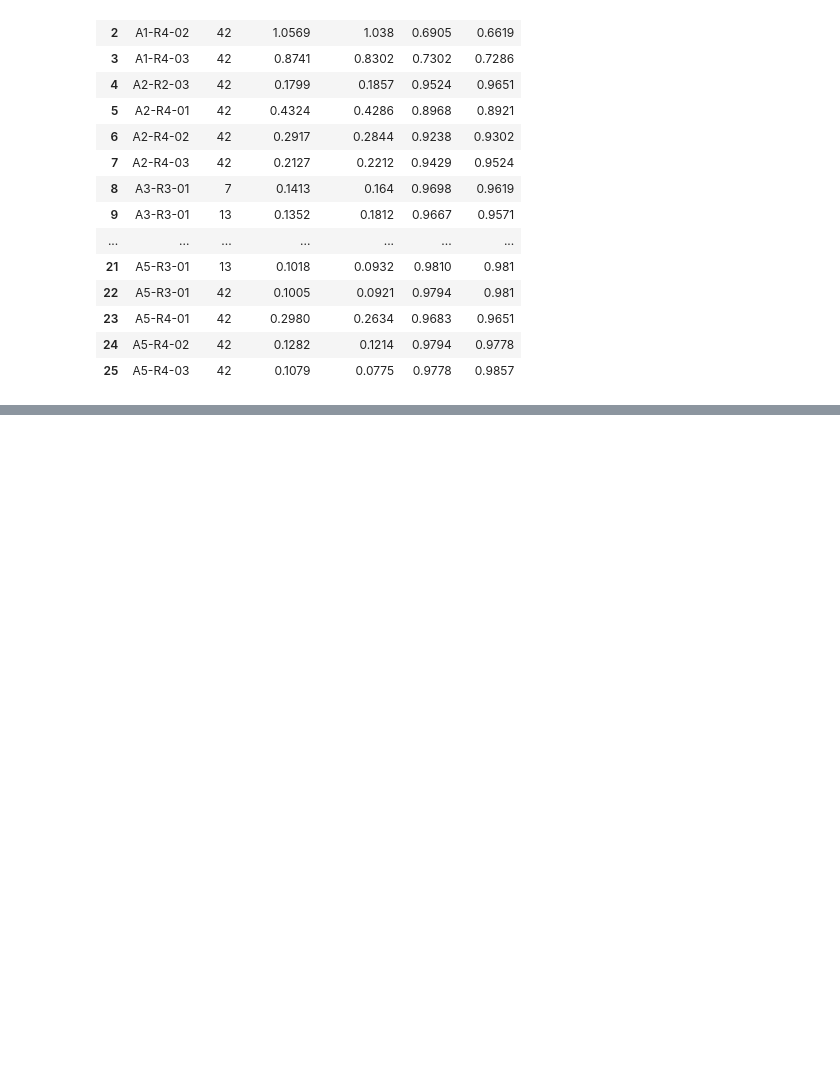
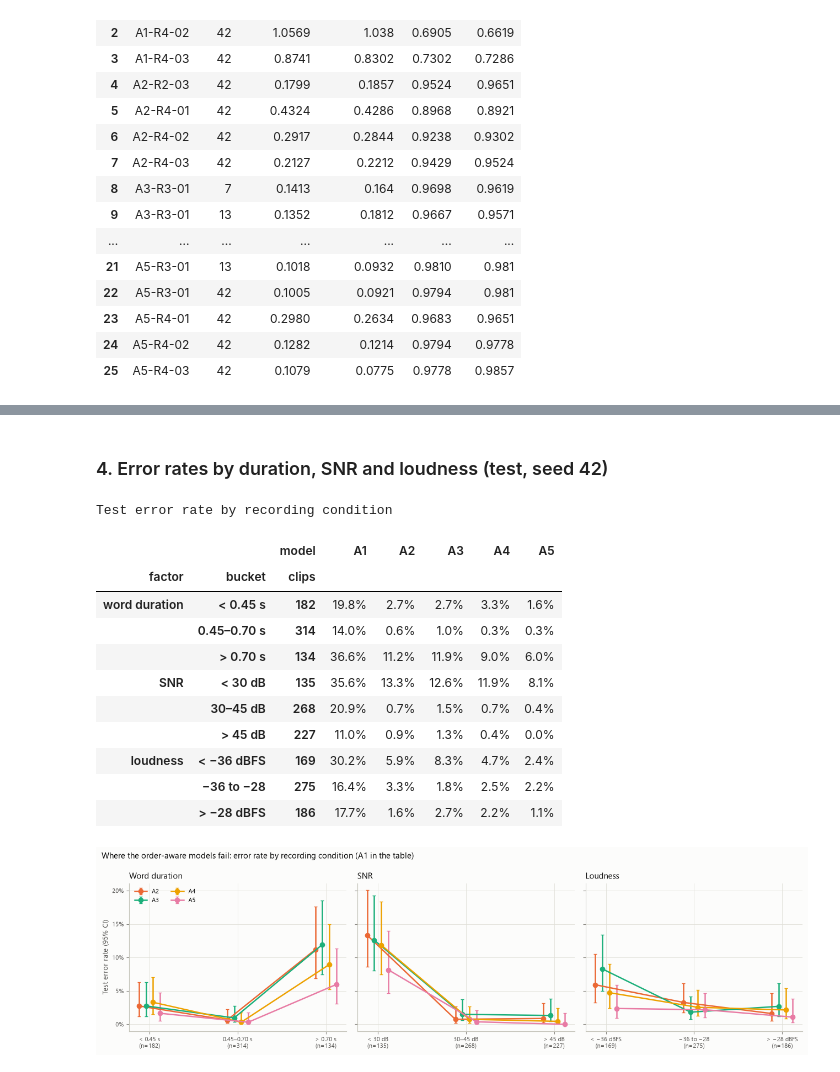
Before and after one commit to Hassan-Adelani-Luqman/nlp-sequential-modeling-group21, a Jupyter notebook: notebooks/06_results_error_analysis.ipynb, the cells around one changed output, grey strips where cells are left out. Drawn from its saved outputs; the diff is of its cells as text; code cells hidden in the pictures; blank space fills up the shorter version.

```diff
--- a/notebooks/06_results_error_analysis.ipynb
+++ b/notebooks/06_results_error_analysis.ipynb
@@ -788,0 +1066,67 @@ A5 XLS-R (fine-tuned) & 316M & 13.0 & 871 & 0.093 $\pm$ 0.001 & 98.1 $\pm$ 0.1 &
+# %% [markdown]
+### 4. Error rates by duration, SNR and loudness (test, seed 42)
+# %%
+BUCKETS = {
+    "word duration": ("word_s", [0, 0.45, 0.70, np.inf], ["< 0.45 s", "0.45–0.70 s", "> 0.70 s"]),
+    "SNR": ("snr_db", [-np.inf, 30, 45, np.inf], ["< 30 dB", "30–45 dB", "> 45 dB"]),
+    "loudness": ("rms_dbfs", [-np.inf, -36, -28, np.inf], ["< −36 dBFS", "−36 to −28", "> −28 dBFS"]),
+}
+
+
+def wilson(k, n, z=1.96):
+    if n == 0:
+        return (np.nan, np.nan)
+    p = k / n
+    centre, half = (p + z * z / (2 * n)) / (1 + z * z / n), z * np.sqrt(p * (1 - p) / n + z * z / (4 * n * n)) / (1 + z * z / n)
+    return centre - half, centre + half
+
+
+strata = []
+for name, (col, edges, labels) in BUCKETS.items():
+    bucket = pd.cut(T[col], edges, labels=labels)
+    for lab in labels:
+        m = (bucket == lab).to_numpy()
+        for a in shown:
+            k = int((pred42[a][m] != y_test[m]).sum())
+            lo, hi = wilson(k, int(m.sum()))
+            strata.append({"factor": name, "bucket": lab, "clips": int(m.sum()), "model": a, "errors": k,
+                           "error rate": k / max(1, m.sum()), "ci low": lo, "ci high": hi})
+strata = pd.DataFrame(strata)
+strata.to_csv(results_dir() / "metrics" / "test_error_strata.csv", index=False)
+display(strata.pivot_table(index=["factor", "bucket", "clips"], columns="model", values="error rate", sort=False)
+        .style.format("{:.1%}").set_caption("Test error rate by recording condition"))
+
+fig, axes = plt.subplots(1, 3, figsize=(13, 3.8), sharey=True)
+for ax, (name, (col, edges, labels)) in zip(axes, BUCKETS.items()):
+    g = strata[strata.factor == name]
+    for k, a in enumerate(order_aware):
+        h = g[g.model == a]
+        x = np.arange(len(labels)) + (k - (len(order_aware) - 1) / 2) * 0.08
+        ax.errorbar(x, h["error rate"], yerr=[h["error rate"] - h["ci low"], h["ci high"] - h["error rate"]], marker="o",
+                    ms=6, lw=1.8, capsize=2, color=MODEL_COLORS[a], label=a)
+    counts = g.drop_duplicates("bucket").clips.tolist()
+    ax.set_xticks(range(len(labels)), [f"{lab}\n(n={c})" for lab, c in zip(labels, counts)], fontsize=8)
+    ax.set_title({"SNR": "SNR"}.get(name, name.capitalize()), loc="left")
+    ax.yaxis.set_major_locator(plt.MultipleLocator(0.05))
+    ax.yaxis.set_major_formatter(PercentFormatter(1.0, decimals=0))
+axes[0].set_ylabel("Test error rate (95% CI)")
+axes[0].legend(loc="upper left", frameon=False, ncol=2)
+fig.suptitle("Where the order-aware models fail: error rate by recording condition (A1 in the table)", x=0.01, ha="left",
+             fontsize=11)
+fig.tight_layout()
+save_figure(fig, "p8_error_strata")
+plt.show()
+# %% [output]
+Test error rate by recording condition
+|  |  | model | A1 | A2 | A3 | A4 | A5 |
+| factor | bucket | clips |  |  |  |  |  |
+| word duration | < 0.45 s | 182 | 19.8% | 2.7% | 2.7% | 3.3% | 1.6% |
+|  | 0.45–0.70 s | 314 | 14.0% | 0.6% | 1.0% | 0.3% | 0.3% |
+|  | > 0.70 s | 134 | 36.6% | 11.2% | 11.9% | 9.0% | 6.0% |
+| SNR | < 30 dB | 135 | 35.6% | 13.3% | 12.6% | 11.9% | 8.1% |
+|  | 30–45 dB | 268 | 20.9% | 0.7% | 1.5% | 0.7% | 0.4% |
+|  | > 45 dB | 227 | 11.0% | 0.9% | 1.3% | 0.4% | 0.0% |
+| loudness | < −36 dBFS | 169 | 30.2% | 5.9% | 8.3% | 4.7% | 2.4% |
+|  | −36 to −28 | 275 | 16.4% | 3.3% | 1.8% | 2.5% | 2.2% |
+|  | > −28 dBFS | 186 | 17.7% | 1.6% | 2.7% | 2.2% | 1.1% |
+[figure, added]
```
Also changed, not shown: parts of 18 cells of this notebook, 7 other files.
